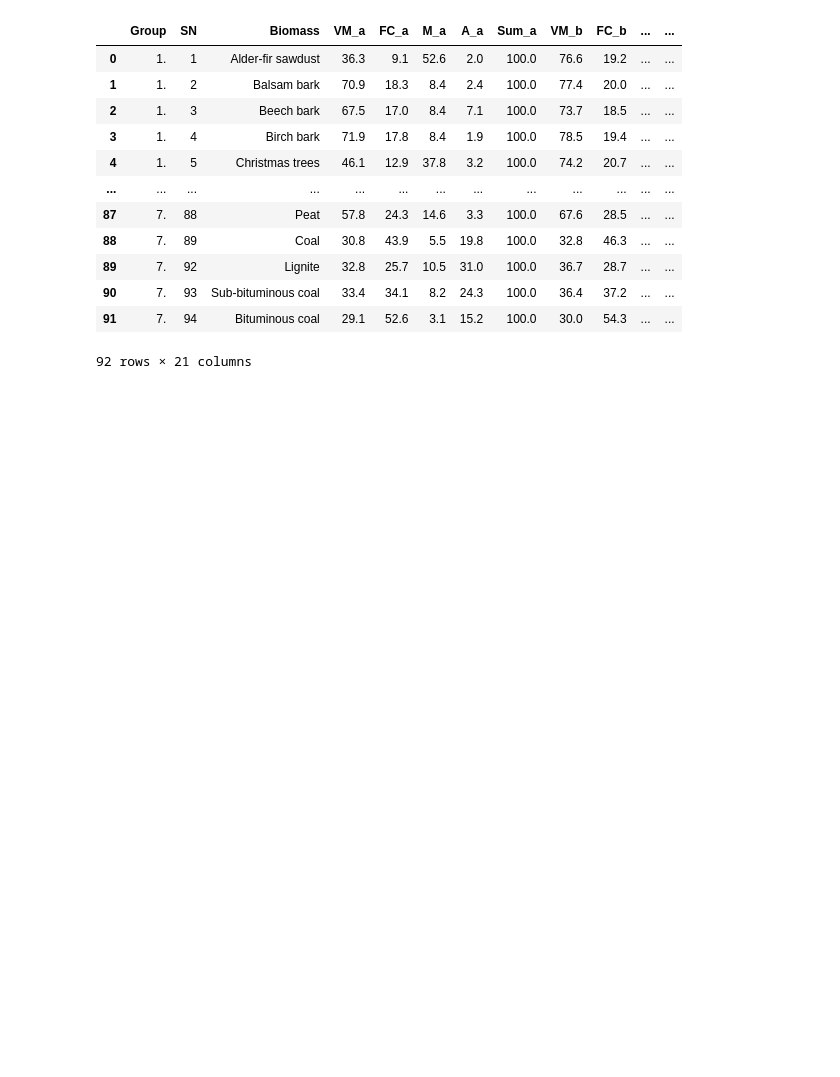
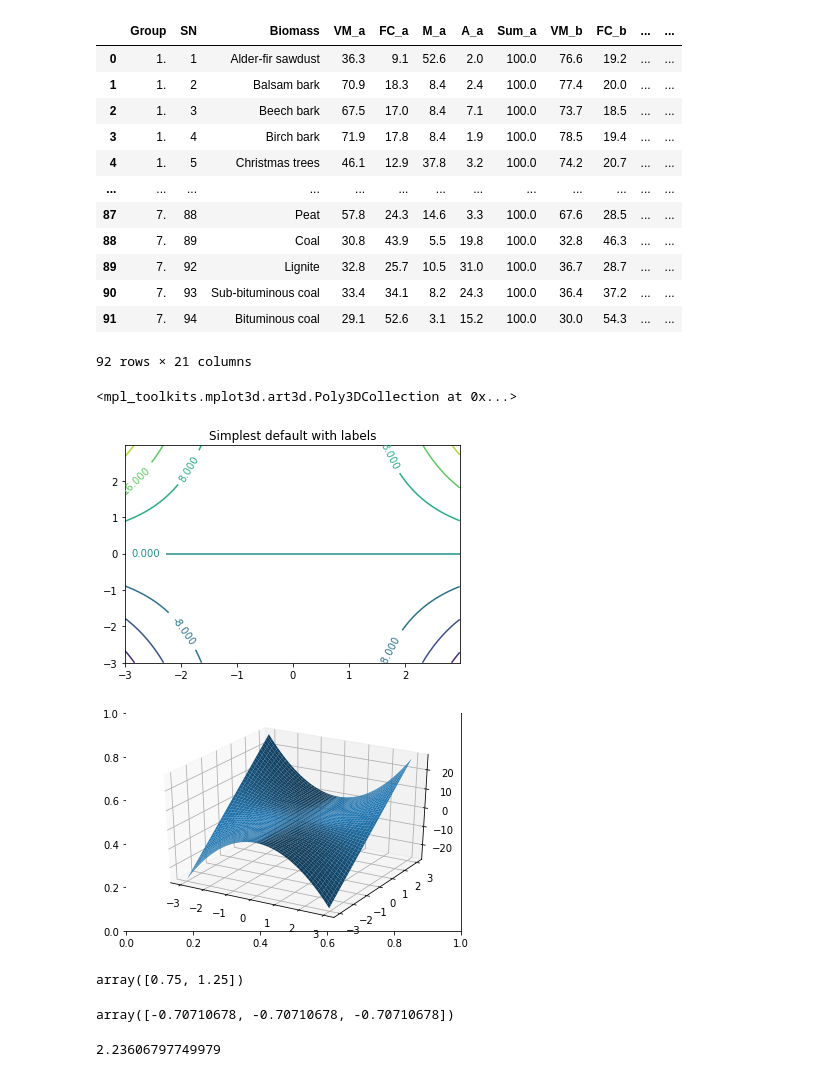
Before and after one commit to goke-ai/geapy, a Jupyter notebook: src/nb/data_fix.ipynb, the cells around one changed output. Saved outputs shown, nothing was run; the diff lists cells and outputs as text; code cells hidden in the pictures; blank space fills up the shorter version.

```diff
--- a/src/nb/data_fix.ipynb
+++ b/src/nb/data_fix.ipynb
@@ -82,3 +82,54 @@ df
 | 90 | 7. | 93 | Sub-bituminous coal | 33.4 | 34.1 | 8.2 | 24.3 | 100.0 | 36.4 | 37.2 | ... | ... |
 | 91 | 7. | 94 | Bituminous coal | 29.1 | 52.6 | 3.1 | 15.2 | 100.0 | 30.0 | 54.3 | ... | ... |
 92 rows × 21 columns
+# %%
+import matplotlib
+import numpy as np
+import matplotlib.cm as cm
+import matplotlib.pyplot as plt
+
+
+delta = 0.025
+x = np.arange(-3.0, 3.0, delta)
+y = np.arange(-3.0, 3.0, delta)
+X, Y = np.meshgrid(x, y)
+Z1 = np.exp(-X**2 - Y**2)
+Z2 = np.exp(-(X - 1)**2 - (Y - 1)**2)
+Z = X**2 * Y
+
+fig, ax = plt.subplots()
+CS = ax.contour(X, Y, Z)
+ax.clabel(CS, inline=1, fontsize=10)
+ax.set_title('Simplest default with labels')
+
+fig, ax = plt.subplots()
+ax = fig.gca(projection='3d')
+
+ax.plot_surface(X, Y, Z)
+# %% [output]
+<mpl_toolkits.mplot3d.art3d.Poly3DCollection at 0x...>
+[figure, added]
+[figure, added]
+# %%
+from scipy.optimize import fsolve
+def func(x):
+    return [x[0] + x[1] -2,
+            3*x[0] - x[1] - 1]
+root = fsolve(func, [1, 1])
+root
+# %% [output]
+array([0.75, 1.25])
+# %%
+from scipy.optimize import fsolve
+def func2(x):
+    return [1 - 2*x[0]*x[2],
+            1 - 2*x[1]*x[2],
+            1 - x[0]**2 - x[1]**2]
+root = fsolve(func2, [-1, -1, 0])
+root
+# %% [output]
+array([-0.70710678, -0.70710678, -0.70710678])
+# %%
+np.sqrt(5)
+# %% [output]
+2.23606797749979
```
